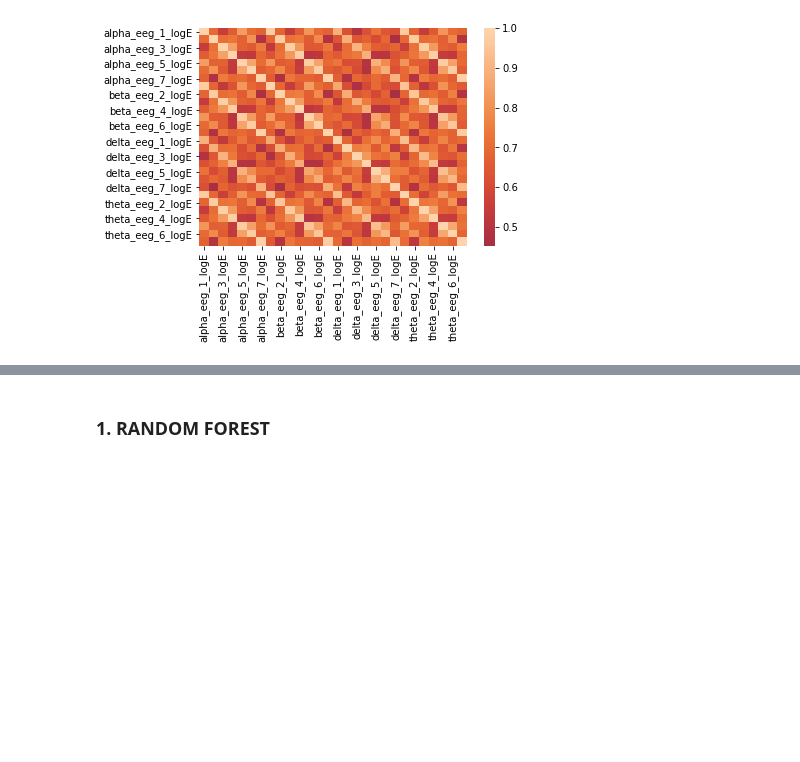
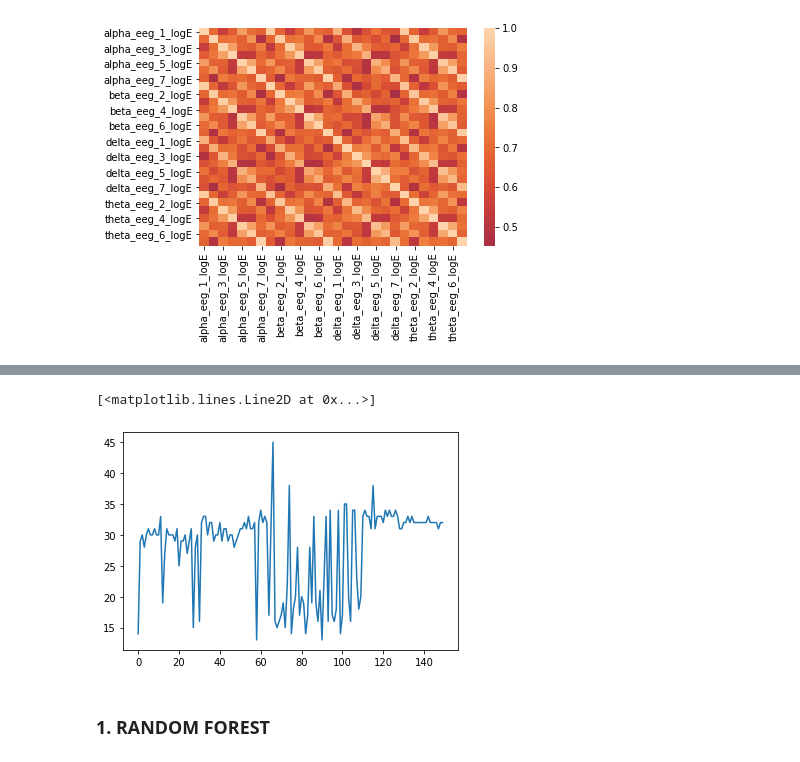
Before and after one commit to Mrml91/CS_ML_project, a Jupyter notebook: exploration.ipynb, the cells around one changed output, grey strips where cells are left out. Cells and saved outputs as stored; diff of their text form; code cells hidden in the pictures; blank space fills up the shorter version.

```diff
--- a/exploration.ipynb
+++ b/exploration.ipynb
@@ -231,3 +249,25 @@ Name: sleep_stage, dtype: int64
+# %%
+def get_amplitudes(signals):
+    fourier = fft(signals, axis=1)
+    fourier = fourier[:int(np.ceil(fourier.shape[1] / 2))] # Shannon
+    amplitudes = np.abs(fourier)
+    return amplitudes
+
+def get_max_amplitude_and_freq(signals, to_hertz=False, sampling_freq=None):
+    assert (not to_hertz) or (to_hertz and (sampling_freq is not None))
+    amplitudes = get_amplitudes(signals)
+    argmax_frequencies = np.argmax(amplitudes, axis=1)
+    max_amplitudes = amplitudes[list(range(amplitudes.shape[0])), argmax_frequencies]
+    if to_hertz:
+        argmax_frequencies *= sampling_freq / signals.shape[1]
+    return max_amplitudes, argmax_frequencies
+
+signals = h5_train["pulse"][15000:16000]
+_, vv = get_max_amplitude_and_freq(signals, sampling_freq=10)
+plt.plot(vv)
+# %% [output]
+[<matplotlib.lines.Line2D at 0x...>]
+[figure, added]
 # %% [markdown]
 ### 1. RANDOM FOREST
 # %%
```
Also changed, not shown: parts of 4 cells of this notebook.
